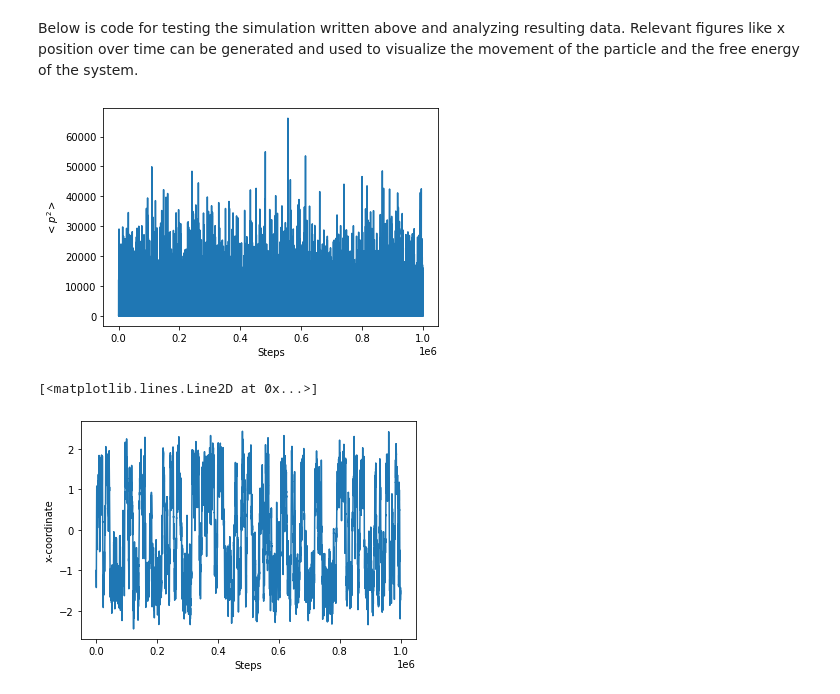
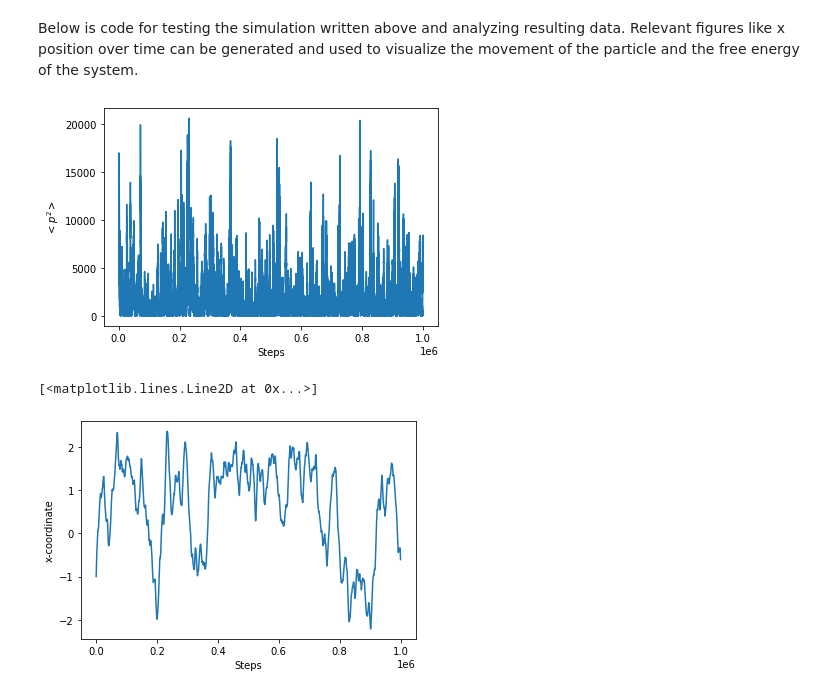
Before and after one commit to thomasegg3/enhanced_sampling_practice, a Jupyter notebook: toy_problem.ipynb, the cells around one changed output. Saved outputs shown, nothing was run; the diff lists cells and outputs as text; code cells hidden in the pictures.

Commit message:
Update simulation

```diff
--- a/toy_problem.ipynb
+++ b/toy_problem.ipynb
@@ -153,7 +153,6 @@ def run_simulation(n_steps, m_x, m_y, kt_x, kt_y):
     # Lists for data collection
     steps = []
     x_pos = []  # Values for x at each step
-    y_pos = []  # Values for y at each step
     p_square = []   # Momentum squared at each step
 
     '''
@@ -226,33 +225,32 @@ def run_simulation(n_steps, m_x, m_y, kt_x, kt_y):
         # Record values and repeat
         steps.append(i+1)
         x_pos.append(coords[0])
-        y_pos.append(coords[1])
         p_square.append(momenta[0] ** 2)
 
     # Return data
-    return x_pos, y_pos, p_square, steps
+    return x_pos, p_square, steps
 # %% [markdown]
 ## Simulation Testing
 # %% [markdown]
 Below is code for testing the simulation written above and analyzing resulting data. Relevant figures like x position over time can be generated and used to visualize the movement of the particle and the free energy of the system.
 # %%
-# Run simulation for same and different mass/temperature
+# Run simulation as test
 n_steps = 1000000
-x2, y2, p_square2, steps2 = run_simulation(n_steps, 300, 1, 15, 1)
+x, y, p_square, steps = run_simulation(n_steps, 100, 1, 20, 1)
 # %%
-#Plot momentum squared over time
+# Plot momentum squared over time
 idx = n_steps
 plt.xlabel('Steps')
 plt.ylabel('$<p^{2}>$')
-plt.plot(steps2[:idx], p_square2[:idx])
+plt.plot(steps[:idx], p_square[:idx])
 plt.show()
 # %% [output]
-[figure, old version]
+[figure, new version]
 # %%
-#Plot momentum squared over time
+# Plot x-coordinate over time
 plt.xlabel('Steps')
 plt.ylabel('x-coordinate')
-plt.plot(steps2[:idx], x2[:idx])
+plt.plot(steps[:idx], x[:idx])
 # %% [output]
 [<matplotlib.lines.Line2D at 0x...>]
-[figure, old version]
+[figure, new version]
```
Also changed, not shown: parts of 2 cells of this notebook, 1 other file.
